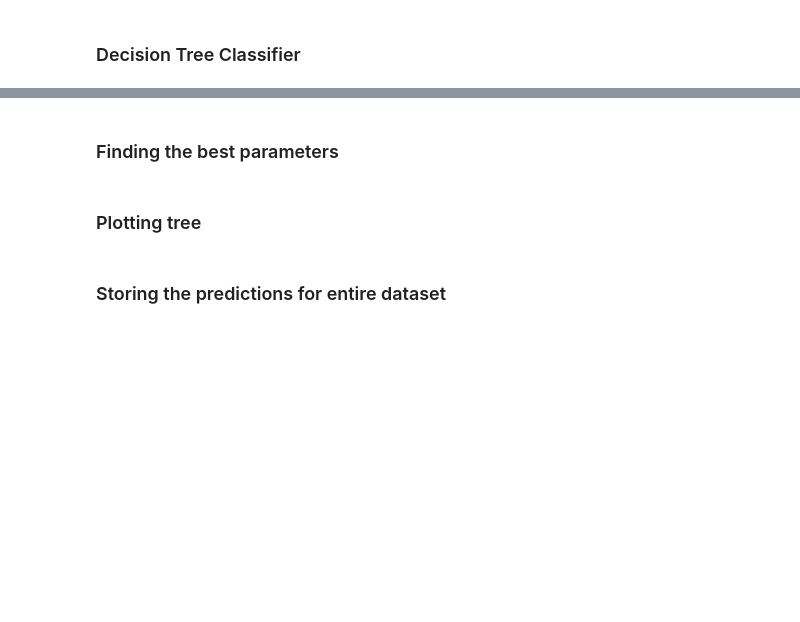
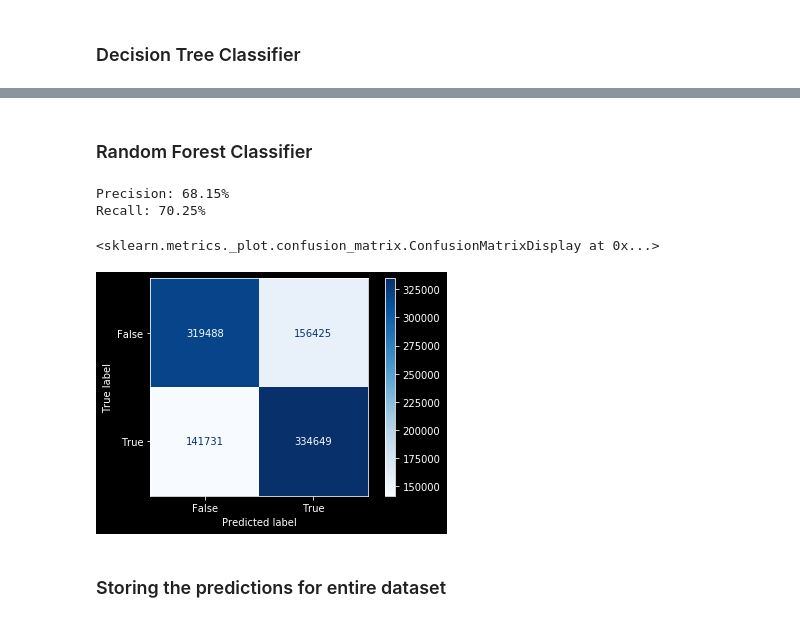
Before and after one commit to gustavomccoelho/ENEM-Test-Performance-Prediction, a Jupyter notebook: code/4_Predictive_Models.ipynb, the cells around one changed output, grey strips where cells are left out. Saved outputs shown, nothing was run; the diff lists cells and outputs as text; code cells hidden in the pictures; blank space fills up the shorter version.

```diff
--- a/code/4_Predictive_Models.ipynb
+++ b/code/4_Predictive_Models.ipynb
@@ -83,2 +88,0 @@ plot_confusion_matrix(model, test.drop(["DESEMPENHO_BAIXO"], 1), test["DESEMPENH
-# %% [markdown]
-### Finding the best parameters
@@ -97,25 +89,25 @@ rf_random.best_params_
-# %%
-data = pd.read_csv("../dataset/dataset_3.csv", sep = ";").drop("Unnamed: 0", 1)
-train, test = train_test_split(data, test_size=0.30)
+# %% [markdown]
+### Random Forest Classifier
 # %%
-model = DecisionTreeClassifier(max_depth = 12, min_samples_split = 500,
-                               min_samples_leaf = 40, ccp_alpha = 0.000001,
-                               min_impurity_decrease = 0.000001).fit(train.drop("DESEMPENHO_BAIXO", 1), train["DESEMPENHO_BAIXO"])
+model = RandomForestClassifier().fit(train.drop("DESEMPENHO_BAIXO", 1), train["DESEMPENHO_BAIXO"])
 predictions = model.predict(test.drop(["DESEMPENHO_BAIXO"], 1))
 
 precision = round(precision_score(test["DESEMPENHO_BAIXO"] , predictions, average = "binary"), 4)
 recall = round(recall_score(test["DESEMPENHO_BAIXO"] , predictions, average = "binary"), 4)
 
 print("Precision: " + str(precision*100) + "%")
 print("Recall: " + str(recall*100) + "%")
 
 if background_color == "White":
     plt.style.use("default")
 
 else:
     plt.style.use('dark_background')
 
 plot_confusion_matrix(model, test.drop(["DESEMPENHO_BAIXO"], 1), test["DESEMPENHO_BAIXO"], cmap = plt.cm.Blues,
                       values_format = "d")
+# %% [output]
+Precision: 68.15%
+Recall: 70.25%
+<sklearn.metrics._plot.confusion_matrix.ConfusionMatrixDisplay at 0x...>
+[figure, added]
-# %% [markdown]
-### Plotting tree
```
Also changed, not shown: parts of 6 cells of this notebook, 1 other file.
